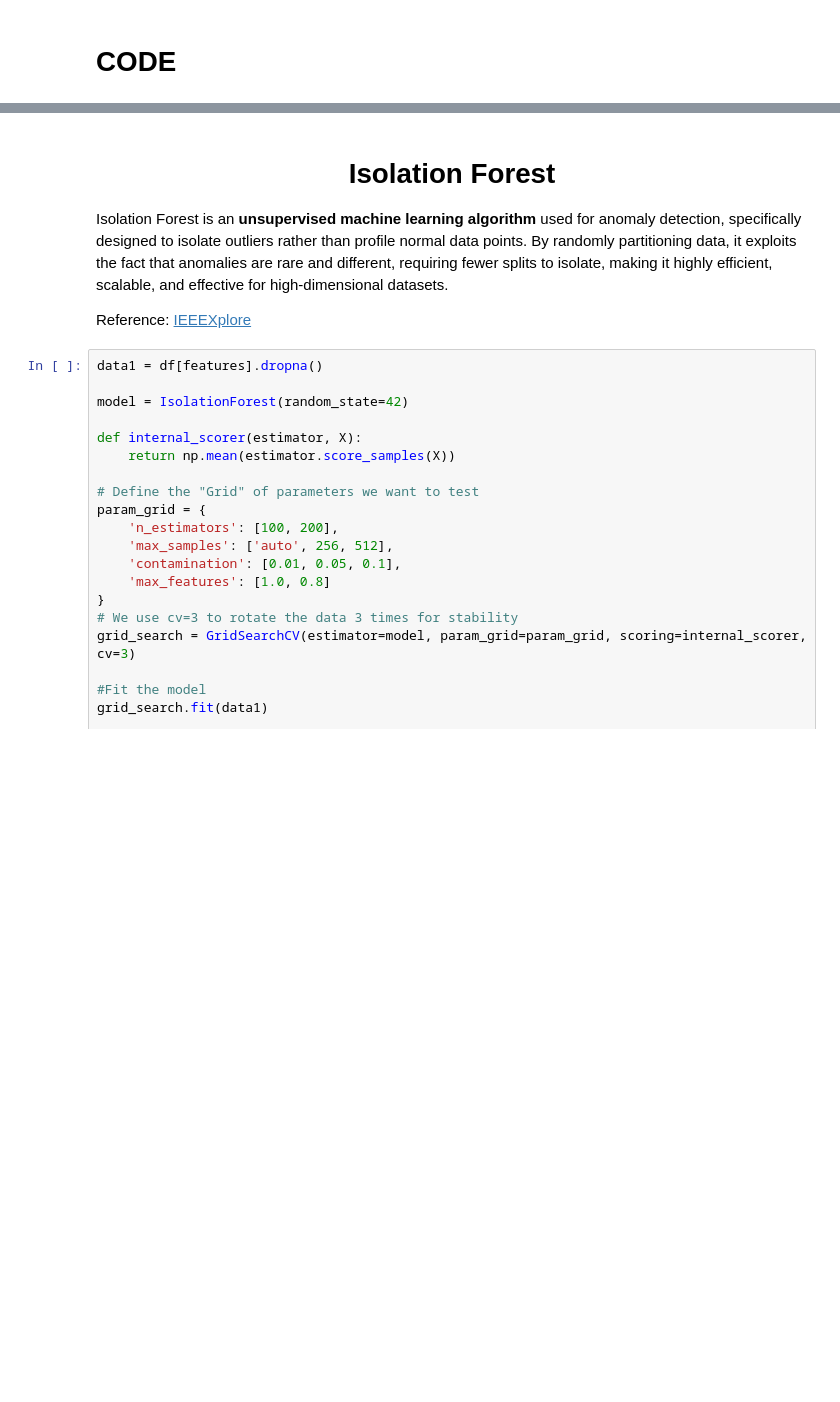
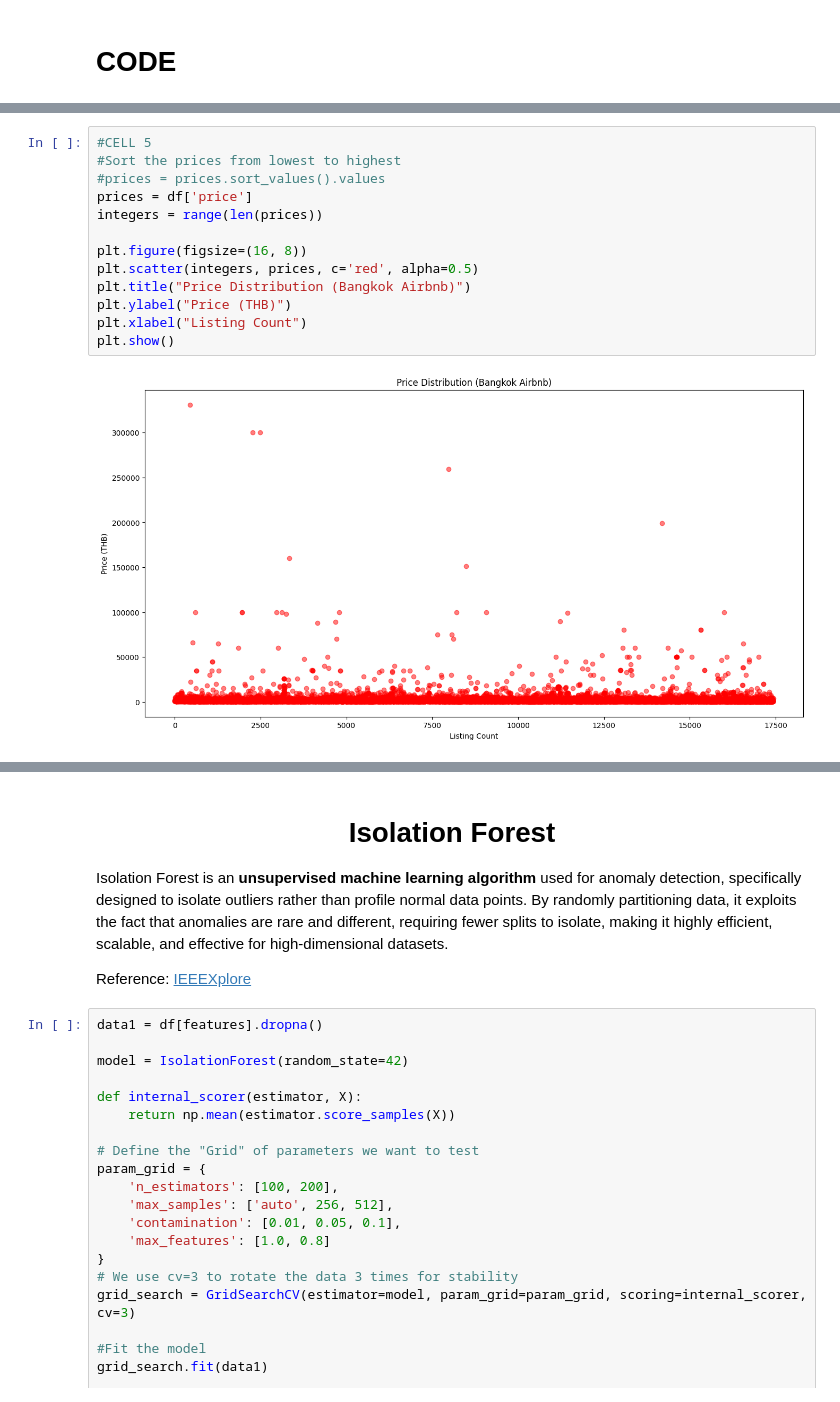
Before and after one commit to hyunito/anomaly-detection-and-outliers, a Jupyter notebook: multivariate_tools_for_outliers.ipynb, the cells around one changed output, grey strips where cells are left out. Drawn from its saved outputs; the diff is of its cells as text; blank space fills up the shorter version.

```diff
--- a/multivariate_tools_for_outliers.ipynb
+++ b/multivariate_tools_for_outliers.ipynb
@@ -51,3 +57,18 @@ features = ['price', 'minimum_nights', 'number_of_reviews', 'availability_365']
+# %%
+#CELL 5
+#Sort the prices from lowest to highest
+#prices = prices.sort_values().values
+prices = df['price']
+integers = range(len(prices))
+
+plt.figure(figsize=(16, 8))
+plt.scatter(integers, prices, c='red', alpha=0.5)
+plt.title("Price Distribution (Bangkok Airbnb)")
+plt.ylabel("Price (THB)")
+plt.xlabel("Listing Count")
+plt.show()
+# %% [output]
+[figure, added]
 # %% [markdown]
 <center><img src="img/demo/isolation_forest.jpg"></center>
 # %% [markdown]
```
Also changed, not shown: parts of 2 cells of this notebook, 1 other file.
